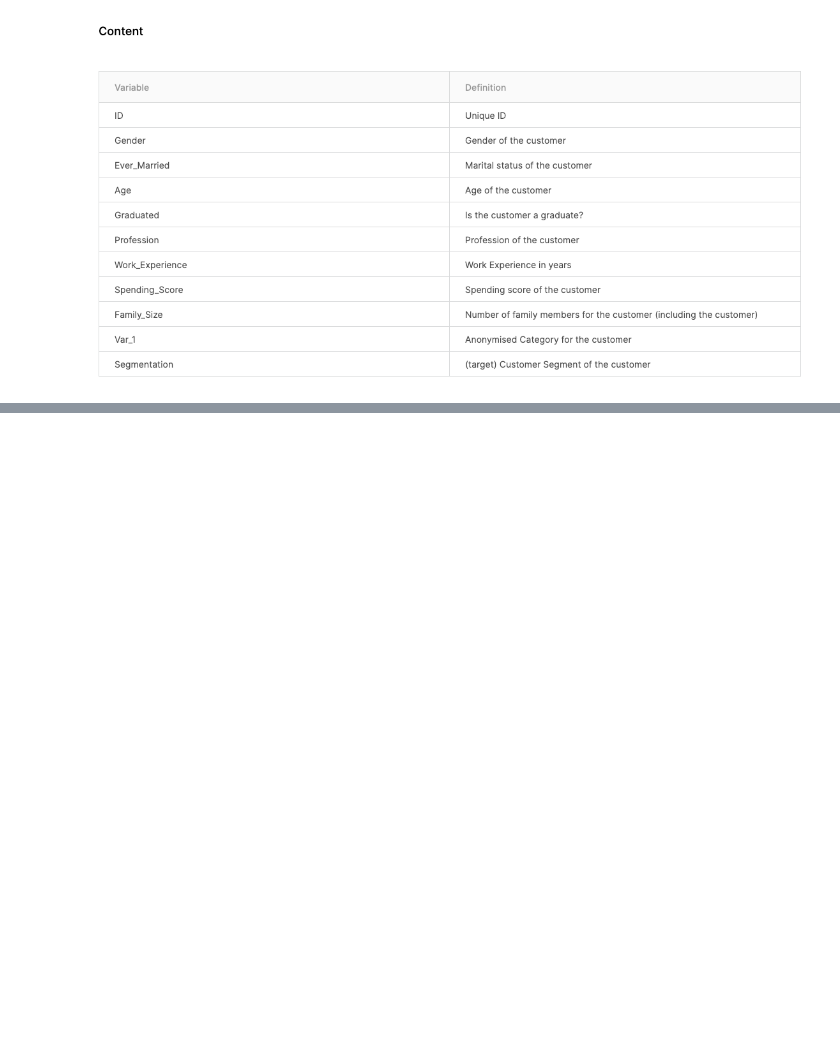
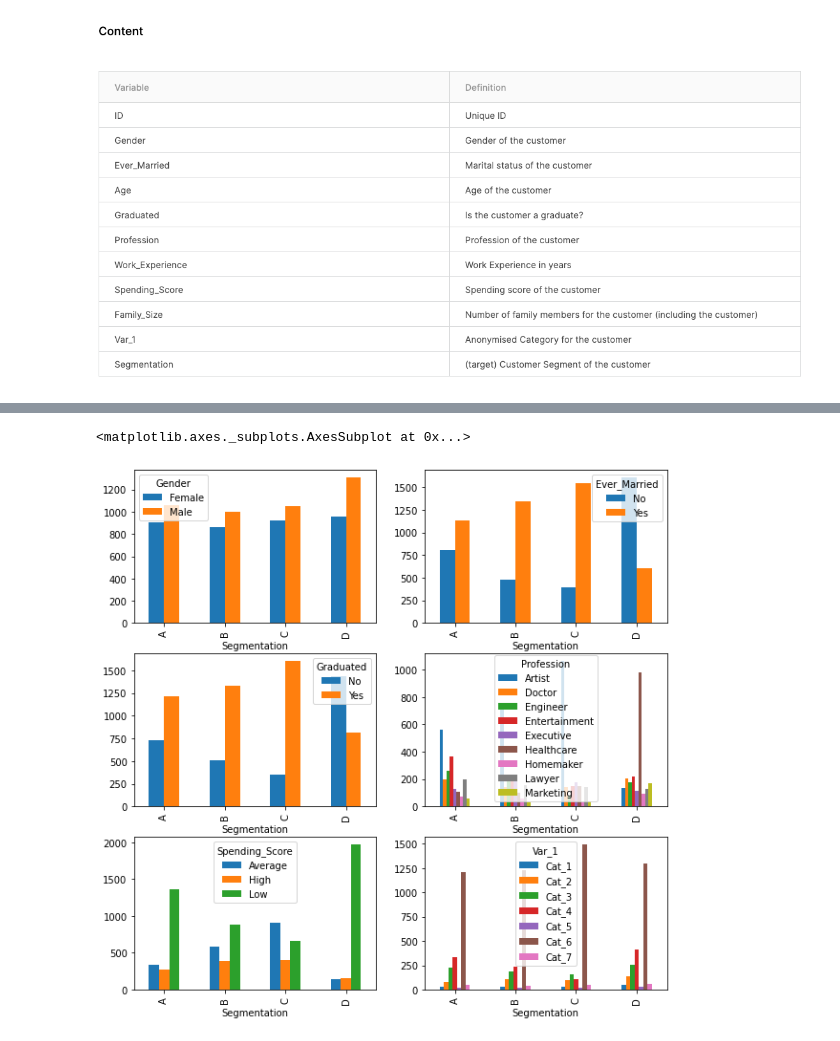
Before and after one commit to jimgrasell/AML, a Jupyter notebook: Project04/Project04-Grasell.ipynb, the cells around one changed output, grey strips where cells are left out. Saved outputs shown, nothing was run; the diff lists cells and outputs as text; code cells hidden in the pictures; blank space fills up the shorter version.

```diff
--- a/Project04/Project04-Grasell.ipynb
+++ b/Project04/Project04-Grasell.ipynb
@@ -22,0 +64,23 @@ print(train_df.head())
+# %%
+figure, axes = plt.subplots(3,2)
+
+ct1 = pd.crosstab(y_train[:], X_train['Gender'])
+ct1.plot.bar(ax = axes[0,0], figsize=(10,10))
+
+ct2 = pd.crosstab(y_train[:], X_train['Ever_Married'])
+ct2.plot.bar(ax = axes[0,1], figsize=(10,10))
+
+ct3 = pd.crosstab(y_train[:], X_train['Graduated'])
+ct3.plot.bar(ax = axes[1,0], figsize=(10,10))
+
+ct4 = pd.crosstab(y_train[:], X_train['Profession'])
+ct4.plot.bar(ax = axes[1,1], figsize=(10,10))
+
+ct5 = pd.crosstab(y_train[:], X_train['Spending_Score'])
+ct5.plot.bar(ax = axes[2,0], figsize=(10,10))
+
+ct6 = pd.crosstab(y_train[:], X_train['Var_1'])
+ct6.plot.bar(ax = axes[2,1], figsize=(10,10))
+# %% [output]
+<matplotlib.axes._subplots.AxesSubplot at 0x...>
+[figure, added]
```
Also changed, not shown: parts of 26 cells of this notebook.
